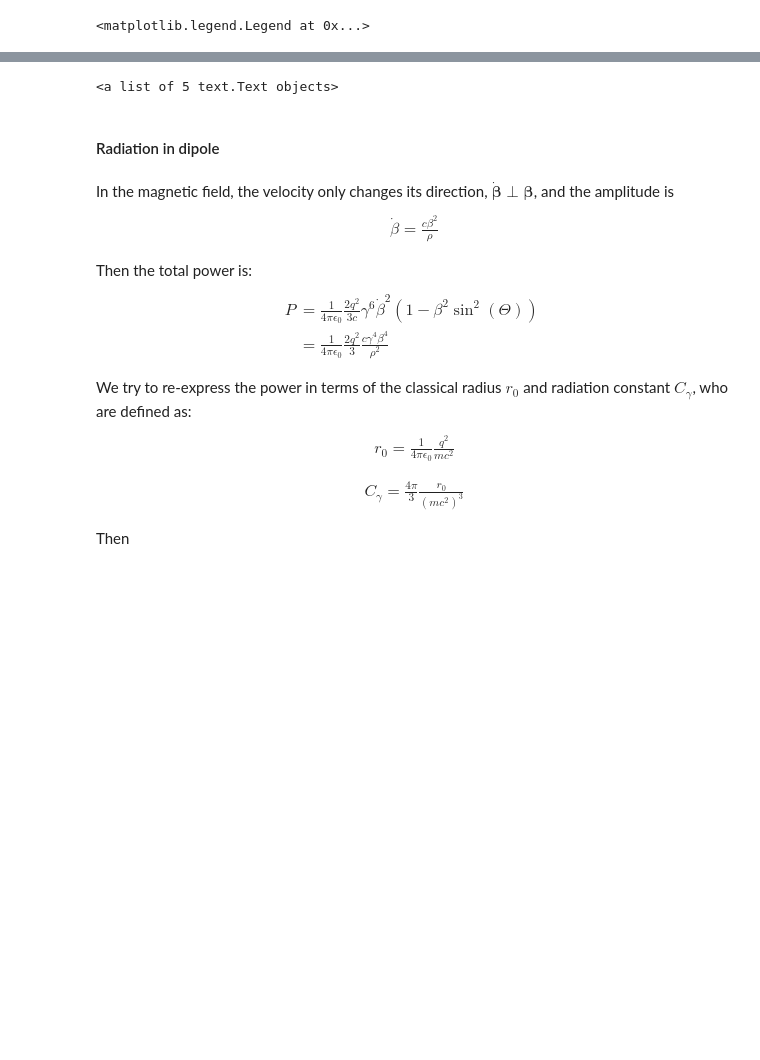
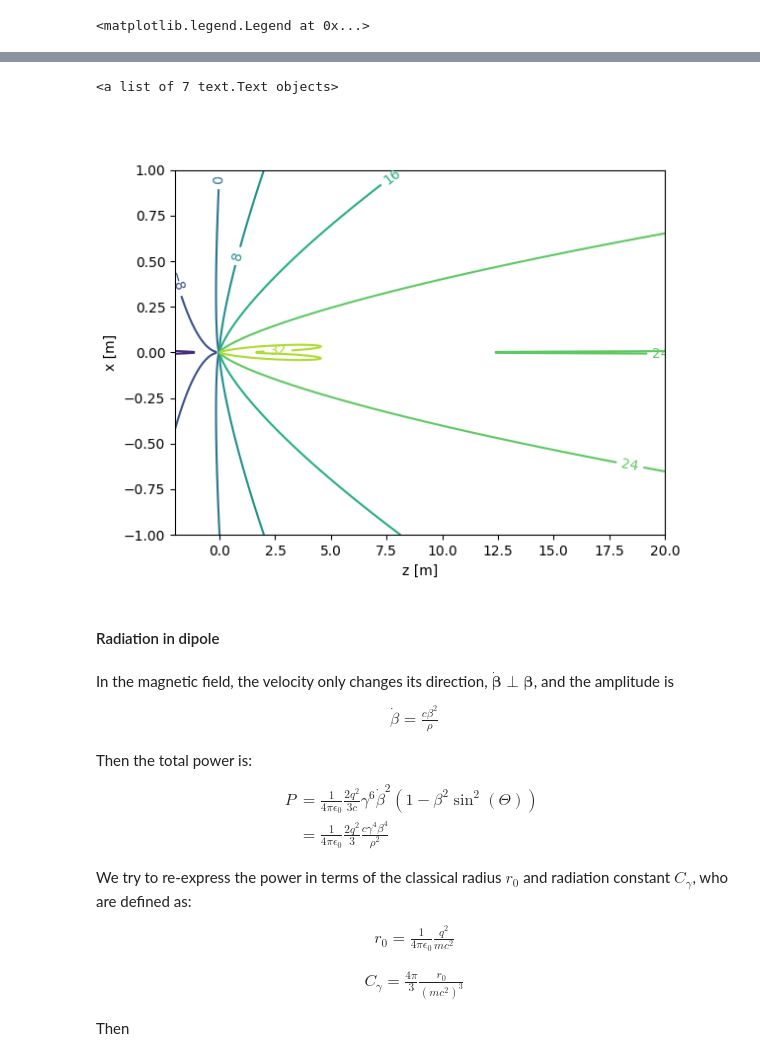
Before and after one commit to yuehao/AP_course_materials, a Jupyter notebook: synchrotron_radiation/synchrotron_radiation.ipynb, the cells around one changed output, grey strips where cells are left out. Saved outputs shown, nothing was run; the diff lists cells and outputs as text; code cells hidden in the pictures; blank space fills up the shorter version.

```diff
--- a/synchrotron_radiation/synchrotron_radiation.ipynb
+++ b/synchrotron_radiation/synchrotron_radiation.ipynb
@@ -246,7 +279,7 @@ ax.legend(loc='best')
 import matplotlib.pyplot as plt
 import numpy as np
 
-beta=0.999
+beta=0.9999
 z=np.linspace(-2,20.0,1000)
 x=np.linspace(-1.0,1.0,400)
 
@@ -266,4 +297,5 @@ ax.clabel(con)
-<a list of 5 text.Text objects>
+<a list of 7 text.Text objects>
+[figure, added]
 # %% [markdown]
 #### Radiation in dipole
 # %% [markdown]
```
Also changed, not shown: parts of 3 cells of this notebook, 30 other files.
